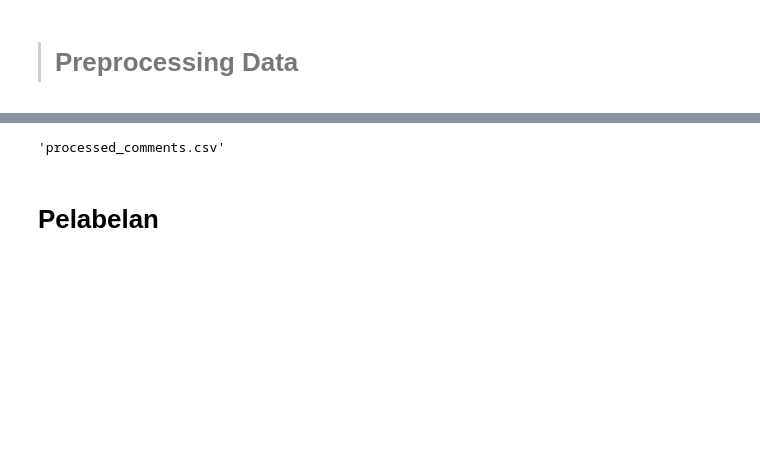
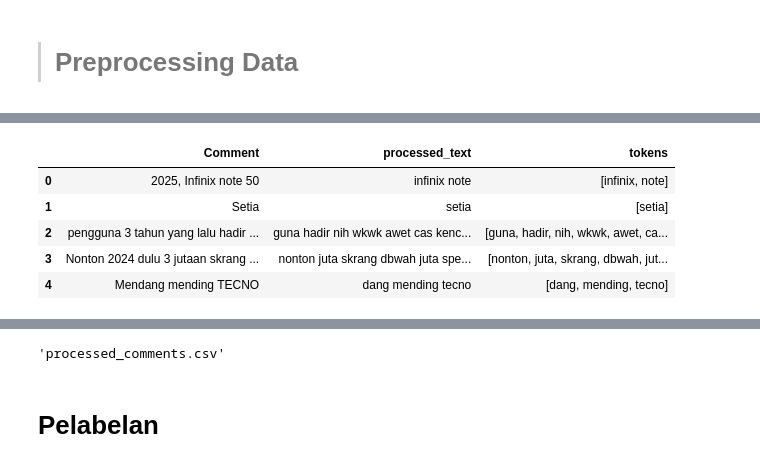
Before and after one commit to rizalgianf/sentimen-analisis, a Jupyter notebook: pelatihan_model.ipynb, the cells around one changed output, grey strips where cells are left out. Drawn from its saved outputs; the diff is of its cells as text; code cells hidden in the pictures; blank space fills up the shorter version.

```diff
--- a/pelatihan_model.ipynb
+++ b/pelatihan_model.ipynb
@@ -51,6 +43,7 @@ from nltk.corpus import stopwords
 from Sastrawi.Stemmer.StemmerFactory import StemmerFactory
 import re
 import string
+from IPython.display import display
 
 # Ensure the essential resources are downloaded (only punkt and stopwords)
 nltk.download('punkt')
@@ -74,31 +67,92 @@ slang_dict = {
     'bgt': 'banget',
     'jdi': 'jadi',
     'tmn': 'teman',
-    # Tambahkan slang lainnya jika diperlukan
+    'bg': 'bang',
+    'batre': 'baterai',
+    'hp': 'handphone',
+    'kek': 'seperti',
+    'gk': 'tidak',
+    'ga': 'tidak',
+    'jg': 'juga',
+    'udh': 'sudah',
+    'blm': 'belum',
+    'ny': 'nya',
+    'aja': 'saja',
+    'nih': 'ini',
+    'tp': 'tapi',
+    'sm': 'sama',
+    'dr': 'dari',
+    'bnyk': 'banyak',
+    'yg': 'yang',
+    'ane': 'saya',
+    'lu': 'kamu',
+    'bro': 'saudara',
+    'gan': 'kawan',
+    'plis': 'tolong',
+    'mantap': 'hebat',
+    'mending': 'lebih baik',
+    'mantul': 'mantap betul',
+    'ngegame': 'bermain game',
+    'gonjreng': 'terang',
+    'kudu': 'harus',
+    'keknya': 'sepertinya',
+    'ngeframe': 'lag',
+    'ngumpulin': 'mengumpulkan',
+    'nonton': 'menonton',
+    'ngojol': 'ojek online',
+    'rame': 'ramai',
+    'ramein': 'meramaikan',
+    'boros': 'cepat habis',
+    'irit': 'hemat',
+    'brutal': 'kasar',
+    'review': 'ulasan',
+    'rekomendasi': 'saran',
+    'speck': 'spesifikasi',
+    'streo': 'stereo',
+    'spiker': 'speaker',
+    'vc': 'video call',
+    'gimmick': 'tipuan',
+    'lawak': 'lucu',
+    'bismillah': 'dengan nama Allah',
+    'masak': 'masa',
+    'izin': 'meminta izin',
+    'otw': 'dalam perjalanan',
+    'njir': 'ekspresi kaget',
+    'rekomend': 'saran'
 }
 
+
+# Function to replace slang words
 def handle_numbers_and_slang(text):
-    # Mengganti slang dengan bentuk baku
+    if text is None or pd.isna(text):  # Handle NoneType or NaN values
+        return ''
     for slang, replacement in slang_dict.items():
         text = text.replace(slang, replacement)
+    return text
 
 # Step 1: Case Folding
 def case_folding(text):
+    if text is None or pd.isna(text):  # Handle NoneType or NaN values
+        return ''
     return text.lower()
 
 # Step 2: Remove Special Characters
 def remove_special_characters(text):
+    if text is None or pd.isna(text):  # Handle NoneType or NaN values
+        return ''
     text = re.sub(r'[^\w\s]', '', text)  # Remove punctuation
+    text = re.sub(r'\d+', '', text)  # Remove numbers
+    text = re.sub(r'\s+', ' ', text).strip()  # Remove extra spaces
     return text
 
-# Step 3: Remove Stopwords (using NLTK for Bahasa Indonesia)
+# Step 3: Remove Stopwords
 def remove_stopwords(text):
     stop_words = set(stopwords.words('indonesian'))
-    tokens = word_tokenize(text)  # Now should use punkt_tab data implicitly
+    tokens = word_tokenize(text)
     filtered_tokens = [word for word in tokens if word not in stop_words]
     return ' '.join(filtered_tokens)
 
-# Step 4: Stemming (using Sastrawi)
+# Step 4: Stemming
 def stemming(text):
     return stemmer.stem(text)
 
@@ -115,6 +169,7 @@ data['processed_text'] = data['processed_text'].apply(lambda x: stemming(x))  #
 # Tokenize the text
 data['tokens'] = data['processed_text'].apply(lambda x: tokenize(x))
 
+
 # Show the first few rows with the preprocessed text and tokens
-print(data[['Comment', 'processed_text', 'tokens']].head())
+display(data[['Comment', 'processed_text', 'tokens']].head())
 # %% [output]
@@ -147,3 +185,9 @@ print(data[['Comment', 'processed_text', 'tokens']].head())
+|  | Comment | processed_text | tokens |
+| 0 | 2025, Infinix note 50 | infinix note | [infinix, note] |
+| 1 | Setia | setia | [setia] |
+| 2 | pengguna 3 tahun yang lalu hadir ... | guna hadir nih wkwk awet cas kenc... | [guna, hadir, nih, wkwk, awet, ca... |
+| 3 | Nonton 2024 dulu 3 jutaan skrang ... | nonton juta skrang dbwah juta spe... | [nonton, juta, skrang, dbwah, jut... |
+| 4 | Mendang mending TECNO | dang mending tecno | [dang, mending, tecno] |
 # %%
 import pandas as pd
 
```
Also changed, not shown: parts of 13 cells of this notebook, 2 other files.
